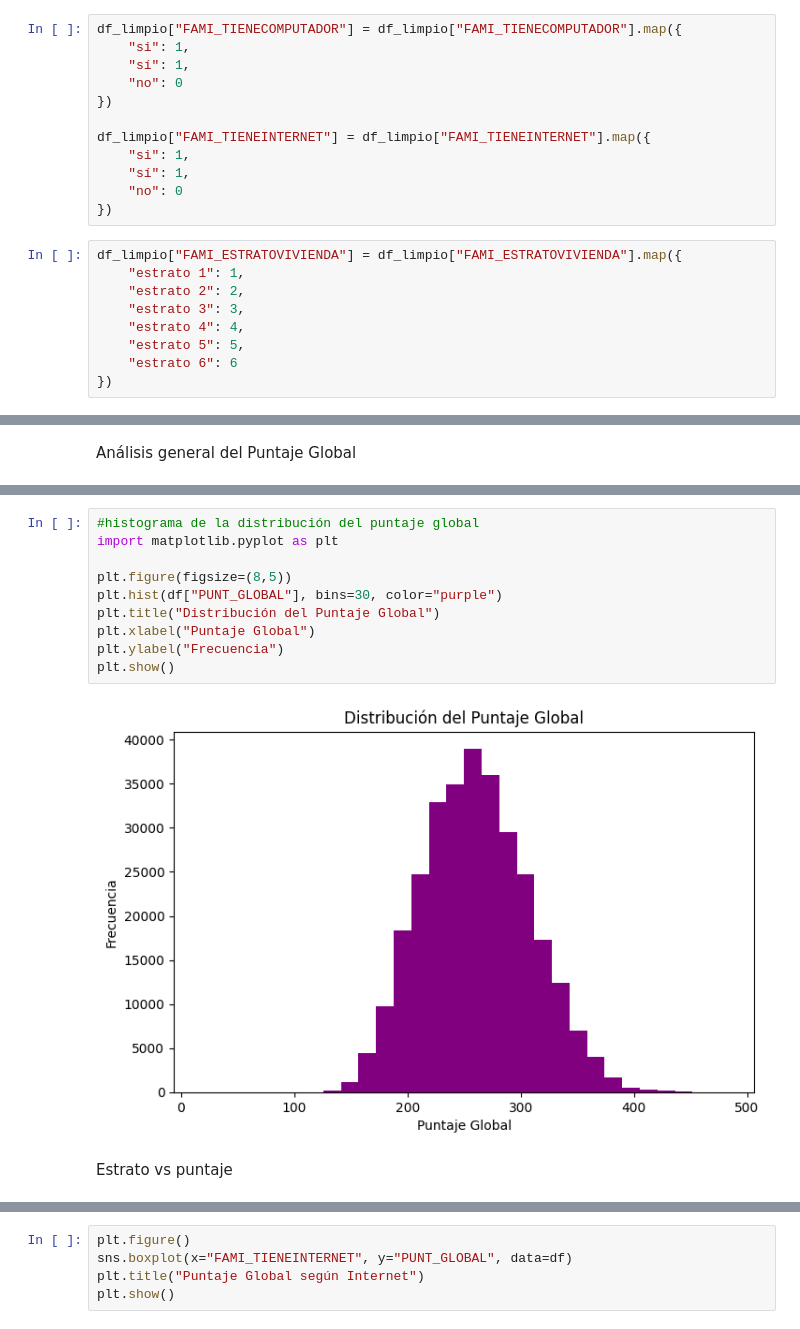
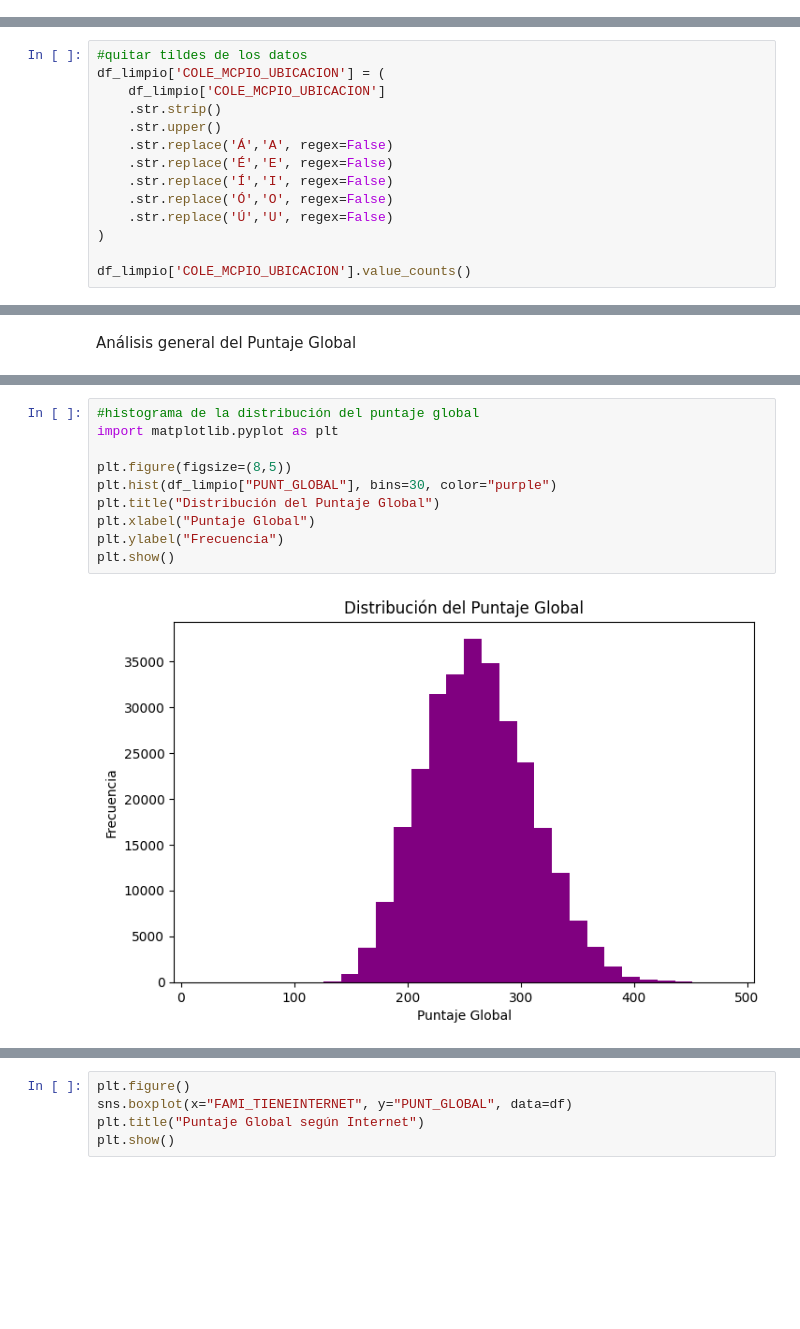
Before and after one commit to isabellagomez2003-sys/Proyecto-1, a Jupyter notebook: pregunta2(Dani).ipynb, the cells around one changed output, grey strips where cells are left out. Drawn from its saved outputs; the diff is of its cells as text; blank space fills up the shorter version.

Commit message:
Termine el analisis de datos para la pregunta 2 ahora si

```diff
--- a/pregunta2(Dani).ipynb
+++ b/pregunta2(Dani).ipynb
@@ -161,21 +160,0 @@ df_limpio["FAMI_ESTRATOVIVIENDA"] = (
-# %%
-df_limpio["FAMI_TIENECOMPUTADOR"] = df_limpio["FAMI_TIENECOMPUTADOR"].map({
-    "si": 1,
-    "sí": 1,
-    "no": 0
-})
-
-df_limpio["FAMI_TIENEINTERNET"] = df_limpio["FAMI_TIENEINTERNET"].map({
-    "si": 1,
-    "sí": 1,
-    "no": 0
-})
-# %%
-df_limpio["FAMI_ESTRATOVIVIENDA"] = df_limpio["FAMI_ESTRATOVIVIENDA"].map({
-    "estrato 1": 1,
-    "estrato 2": 2,
-    "estrato 3": 3,
-    "estrato 4": 4,
-    "estrato 5": 5,
-    "estrato 6": 6
-})
@@ -349,0 +235,14 @@ tendremos que trabajar por dataframes para cada medida que queremos trabajar. Se
+# %%
+#quitar tildes de los datos
+df_limpio['COLE_MCPIO_UBICACION'] = (
+    df_limpio['COLE_MCPIO_UBICACION']
+    .str.strip()
+    .str.upper()
+    .str.replace('Á','A', regex=False)
+    .str.replace('É','E', regex=False)
+    .str.replace('Í','I', regex=False)
+    .str.replace('Ó','O', regex=False)
+    .str.replace('Ú','U', regex=False)
+)
+
+df_limpio['COLE_MCPIO_UBICACION'].value_counts()
@@ -370,14 +280,12 @@ Name: PUNT_GLOBAL, dtype: float64
 # %%
 #histograma de la distribución del puntaje global
 import matplotlib.pyplot as plt
 
 plt.figure(figsize=(8,5))
-plt.hist(df["PUNT_GLOBAL"], bins=30, color="purple")
+plt.hist(df_limpio["PUNT_GLOBAL"], bins=30, color="purple")
 plt.title("Distribución del Puntaje Global")
 plt.xlabel("Puntaje Global")
 plt.ylabel("Frecuencia")
 plt.show()
 # %% [output]
-[figure, old version]
+[figure, new version]
-# %% [markdown]
-Estrato vs puntaje
```
Also changed, not shown: parts of 35 cells of this notebook, 1 other file.
